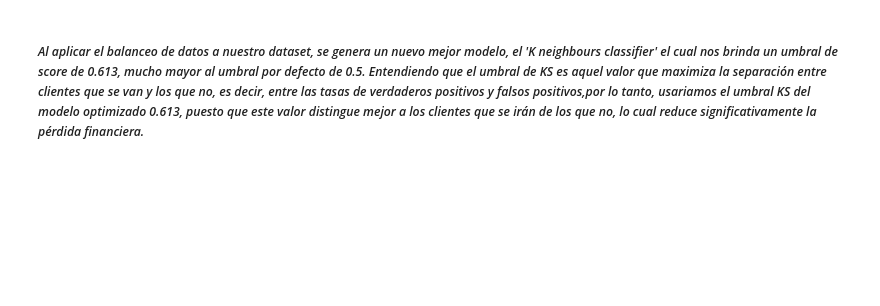
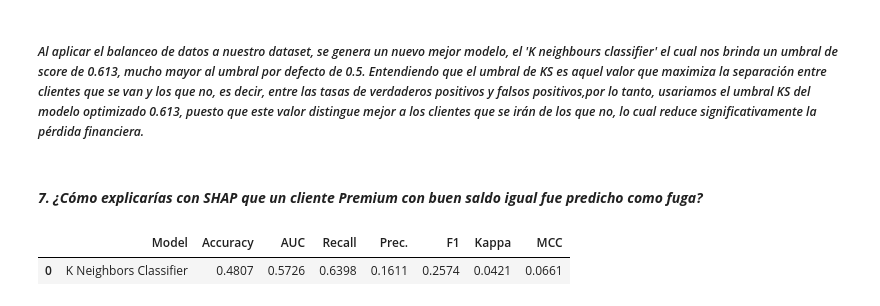
Before and after one commit to Gusadorey/Clase_5_MLE_G6, a Jupyter notebook: Prueba_1_MLE.ipynb, the cells around one changed output. Cells and saved outputs as stored; diff of their text form; code cells hidden in the pictures; blank space fills up the shorter version.

```diff
--- a/Prueba_1_MLE.ipynb
+++ b/Prueba_1_MLE.ipynb
@@ -440,2 +436,11 @@ interactive(children=(ToggleButtons(description='Plot Type:', icons=('',), optio
 # %% [markdown]
 ##### *Al aplicar el balanceo de datos a nuestro dataset, se genera un nuevo mejor modelo, el 'K neighbours classifier' el cual nos brinda un umbral de score de 0.613, mucho mayor al umbral por defecto de 0.5. Entendiendo que el umbral de KS es aquel valor que maximiza la separación entre clientes que se van y los que no, es decir, entre las tasas de verdaderos positivos y falsos positivos,por lo tanto, usariamos el umbral KS del modelo optimizado 0.613, puesto que este valor distingue mejor a los clientes que se irán de los que no, lo cual reduce significativamente la pérdida financiera.*
+# %% [markdown]
+#### **_7. ¿Cómo explicarías con SHAP que un cliente Premium con buen saldo igual fue predicho como fuga?_**
+# %%
+# Realizando las predicciones
+
+predicciones = predict_model(tuned_knn_bal)
+# %% [output]
+|  | Model | Accuracy | AUC | Recall | Prec. | F1 | Kappa | MCC |
+| 0 | K Neighbors Classifier | 0.4807 | 0.5726 | 0.6398 | 0.1611 | 0.2574 | 0.0421 | 0.0661 |
```
Also changed, not shown: parts of 16 cells of this notebook, 1 other file.
